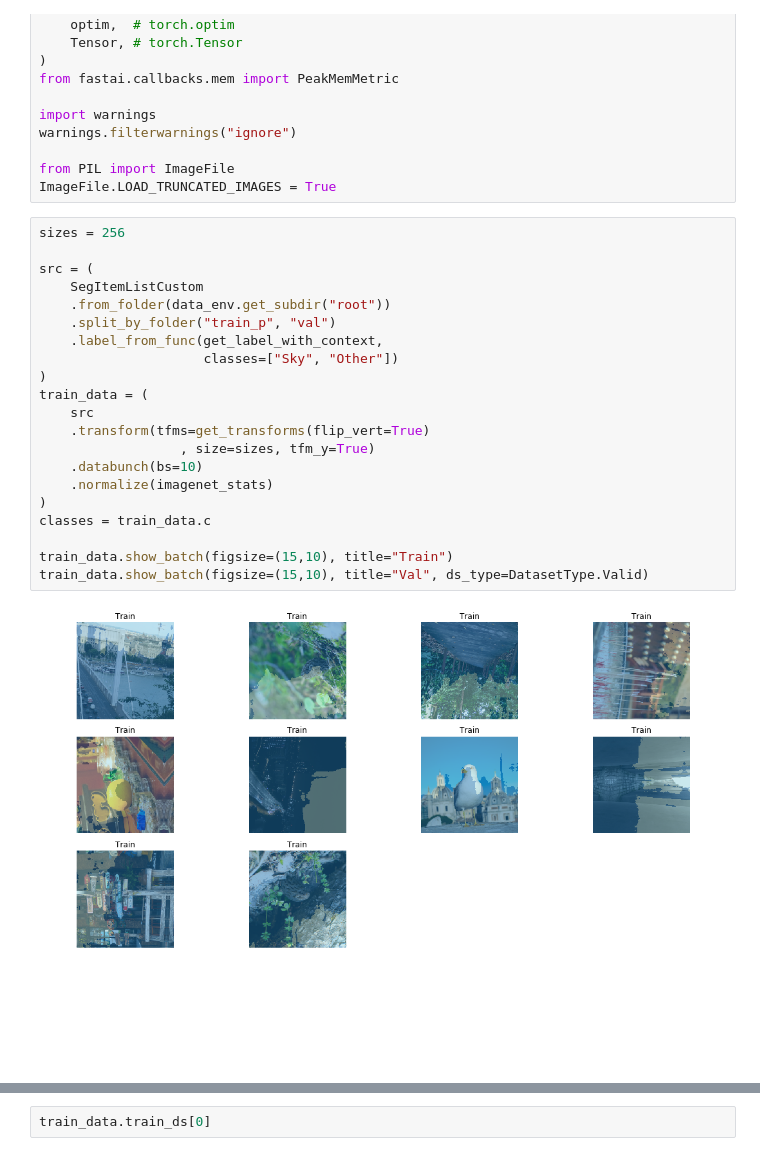
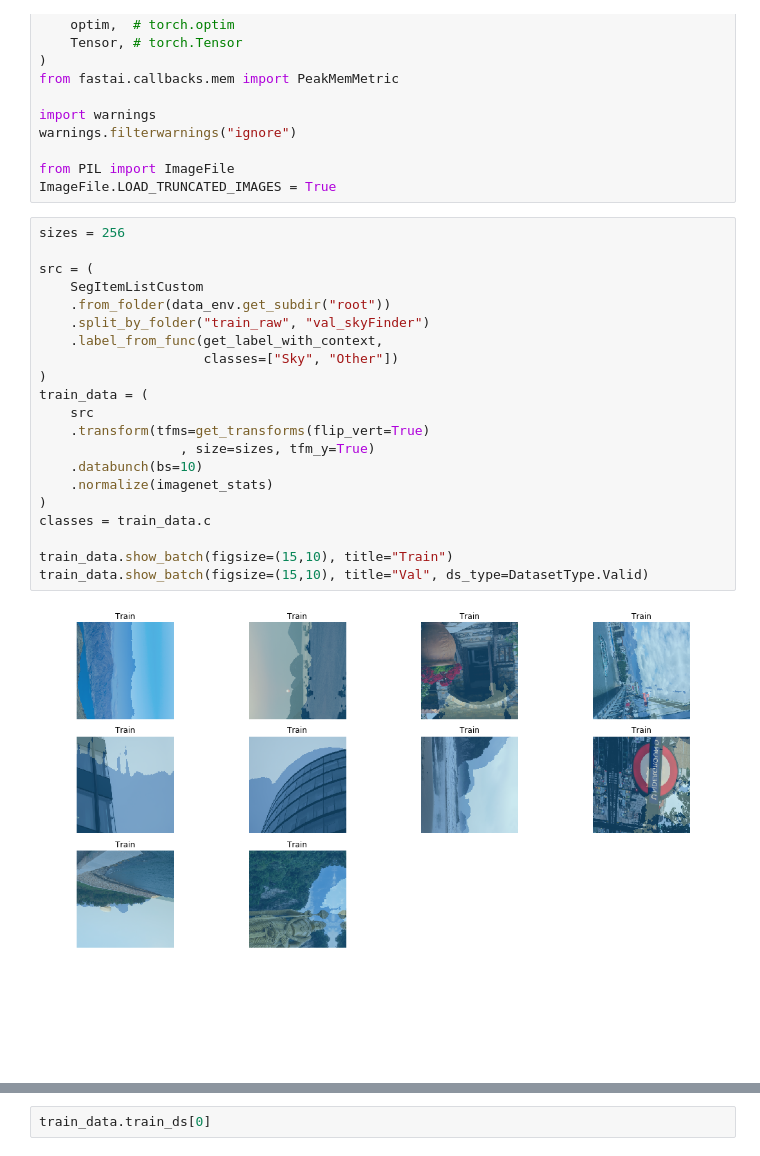
Before and after one commit to DmitIW/BachelorDiploma, a Jupyter notebook: linknet34.ipynb, the cells around one changed output, grey strips where cells are left out. Saved outputs shown, nothing was run; the diff lists cells and outputs as text.

```diff
--- a/linknet34.ipynb
+++ b/linknet34.ipynb
@@ -36,26 +36,26 @@ ImageFile.LOAD_TRUNCATED_IMAGES = True
 # %%
 sizes = 256
 
 src = (
     SegItemListCustom
     .from_folder(data_env.get_subdir("root"))
-    .split_by_folder("train_p", "val")
+    .split_by_folder("train_raw", "val_skyFinder")
     .label_from_func(get_label_with_context,
                      classes=["Sky", "Other"])
 )
 train_data = (
     src
     .transform(tfms=get_transforms(flip_vert=True)
                   , size=sizes, tfm_y=True)
     .databunch(bs=10)
     .normalize(imagenet_stats)
 )
 classes = train_data.c
 
 train_data.show_batch(figsize=(15,10), title="Train")
 train_data.show_batch(figsize=(15,10), title="Val", ds_type=DatasetType.Valid)
 # %% [output]
-[figure, old version]
+[figure, new version]
 [figure]
 # %%
 train_data.train_ds[0]
```
Also changed, not shown: 9 other files.
